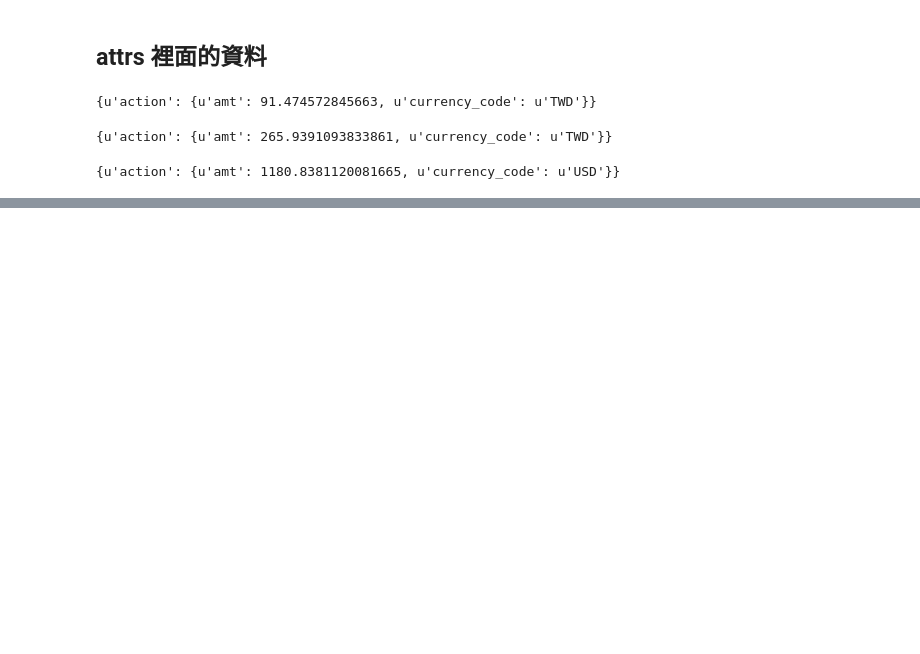
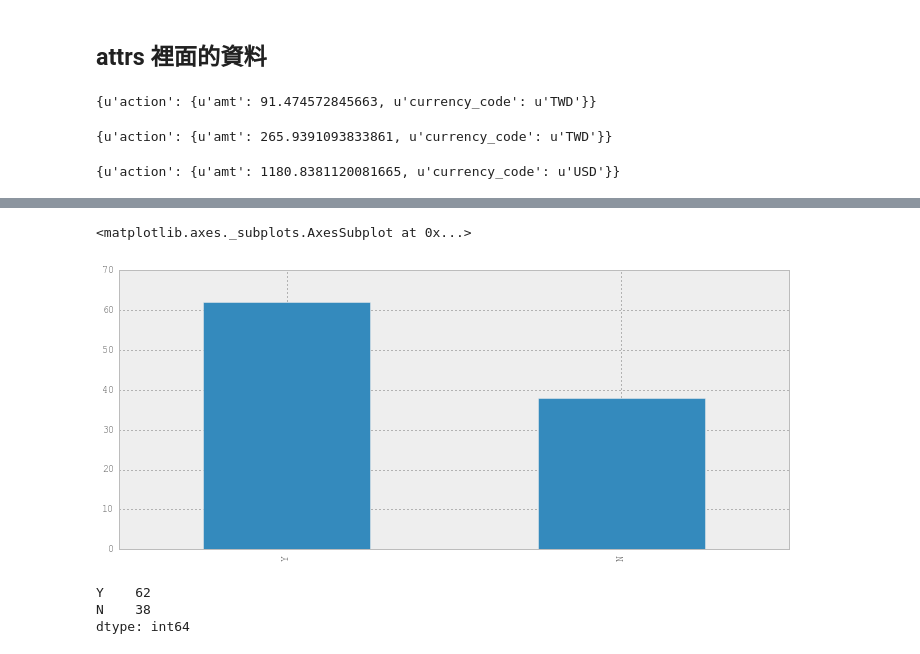
Before and after one commit to shiaukuan/hackntu_2017, a Jupyter notebook: hackntu_dataset.ipynb, the cells around one changed output, grey strips where cells are left out. Cells and saved outputs as stored; diff of their text form; code cells hidden in the pictures; blank space fills up the shorter version.

```diff
--- a/hackntu_dataset.ipynb
+++ b/hackntu_dataset.ipynb
@@ -5,7 +5,7 @@
 import pandas as pd
 import numpy as np
 pd.set_option('display.mpl_style', 'default') # Make the graphs a bit prettier
-plt.rcParams['figure.figsize'] = (15, 5)
+plt.rcParams['figure.figsize'] = (12, 5)
 import json
 # %% [output]
 Populating the interactive namespace from numpy and matplotlib
@@ -202,0 +235,13 @@ data['attrs'].apply(lambda x:json.loads(x))[2]
+# %%
+path =r'hackntu_x_cathay_2017-master/dataset/profile/partition_time=*/*'
+allFiles = glob.glob(path)
+frame = pd.DataFrame()
+list_ = []
+for file_ in allFiles:
+    df = pd.read_csv(file_, names=[u'customer_id', u'birth_time', u'gender', u'contact_loc',
+       u'contact_code', u'register_loc', u'register_code', u'start_time',
+       u'aum', u'net_profit', u'credit_card_flag', u'loan_flag',
+       u'deposit_flag', u'wealth_flag', u'partition_time'], header=None)
+    list_.append(df)
+
+profile = pd.concat(list_)
@@ -202,0 +269,11 @@ data['attrs'].apply(lambda x:json.loads(x))[2]
+# %%
+profile['credit_card_flag'].value_counts().plot(kind='bar')
+# %% [output]
+<matplotlib.axes._subplots.AxesSubplot at 0x...>
+[figure, added]
+# %%
+profile['credit_card_flag'].value_counts()
+# %% [output]
+Y    62
+N    38
+dtype: int64
```
Also changed, not shown: parts of 21 cells of this notebook.
